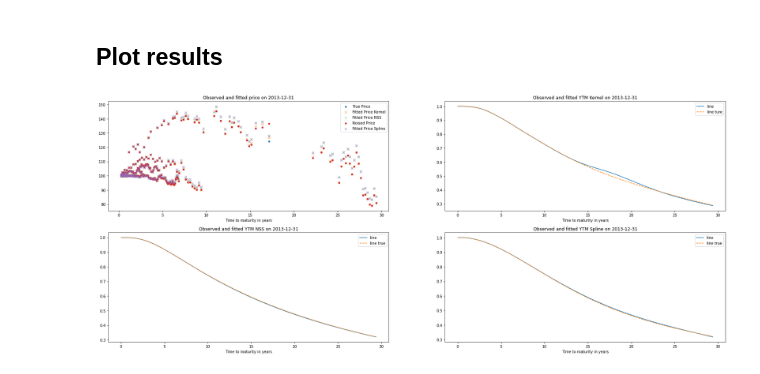
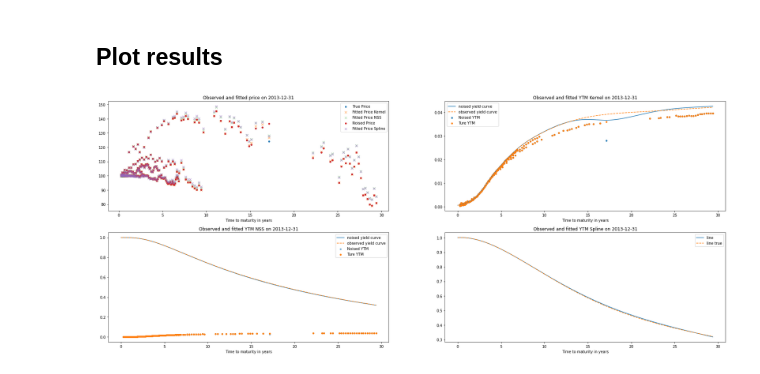
Before and after one commit to Lindi1907/Robust-Machine-Learning-for-Yield-Curve-Estimation, a Jupyter notebook: code&data/KR_example.ipynb, the cells around one changed output. Cells and saved outputs as stored; diff of their text form; code cells hidden in the pictures.

```diff
--- a/code&data/KR_example.ipynb
+++ b/code&data/KR_example.ipynb
@@ -619,41 +619,41 @@ ax_1,ax_2, ax_3, ax_4=fig.add_subplot(2, 2, 1), fig.add_subplot(2,2,2), fig.add_
 ax_1.scatter(ttm/365, dict_data[date]['B'], marker='o', s=15, label='True Price');
 ax_1.scatter(ttm/365, B_fitted, marker='x',alpha=0.5,  label='Fitted Price Kernel');
 ax_1.scatter(ttm/365, B_fitted_nss, marker='x', alpha=0.3, label='Fitted Price NSS');
 ax_1.scatter(ttm/365, noise_data_full["B"], marker='o', s=15, label='Noised Price');
 ax_1.scatter(ttm/365, B_fitted_Spline, marker='x',alpha=0.5, label='Fitted Price Spline')
 
+# ax_2.scatter(ttm/365, ytm_fitted_noise, marker='x',alpha=0.5, label='Fitted YTM Kernel');
+ax_2.plot(np.arange(1,1+max_ttm)/365, noise_fit["y_solved"][:max_ttm], label= "noised yield curve")
+ax_2.plot(np.arange(1,1+max_ttm)/365, dict_fit["2013-12-31"]["y_solved"][:max_ttm], linestyle='--', label= "observed yield curve")
+# ax_2.scatter(ttm/365, ytm_fitted, marker='x',alpha=0.3, label='Fitted YTM true');
+ax_2.scatter(ttm/365, noise_data_full["ytm"], marker='o', s=15, label='Noised YTM')
+ax_2.scatter(ttm/365, dict_data[date]['ytm'], marker='o', s=15, label='Ture YTM')
 
-# ax_2.scatter(ttm/365, dict_data[date]['ytm'], marker='o', s=15, label='Ture YTM');
-# ax_2.scatter(ttm/365, ytm_fitted_noise, marker='x',alpha=0.5, label='Fitted YTM Kernel');
-ax_2.plot(np.arange(1,1+max_ttm)/365, noise_fit["g_solved"][:max_ttm], label= "line")
-ax_2.plot(np.arange(1,1+max_ttm)/365, dict_fit["2013-12-31"]["g_solved"][:max_ttm], linestyle='--', label= "line ture")
-# ax_2.scatter(ttm/365, ytm_fitted, marker='x',alpha=0.3, label='Fitted YTM true');
-# ax_2.scatter(ttm/365, noise_data_full["ytm"], marker='o',alpha=0.5 , s=15, label='Noised YTM')
 
-# ax_3.scatter(ttm/365, dict_data[date]['ytm'], marker='o', s=15, label='Ture YTM');
 # ax_3.scatter(ttm/365, ytm_fitted_noise_nss, marker='x',alpha=0.5, label='Fitted YTM NSS');
 # ax_3.scatter(ttm/365, ytm_fitted_nss, marker='x',alpha=0.3, label='Fitted YTM true');
-ax_3.plot(np.arange(1,1+max_ttm)/365, g_solved_nss[:max_ttm], label= "line");
-ax_3.plot(np.arange(1,1+max_ttm)/365, g_noise_nss[:max_ttm], linestyle='--', label= "line true")
-# ax_3.scatter(ttm/365, noise_data_full["ytm"], marker='o',alpha=0.5 , s=15, label='Noised YTM')
+ax_3.plot(np.arange(1,1+max_ttm)/365, g_solved_nss[:max_ttm], label= "noised yield curve");
+ax_3.plot(np.arange(1,1+max_ttm)/365, g_noise_nss[:max_ttm], linestyle='--', label= "observed yield curve")
+ax_3.scatter(ttm/365, noise_data_full["ytm"], marker='o',alpha=0.5 , s=15, label='Noised YTM')
+ax_3.scatter(ttm/365, dict_data[date]['ytm'], marker='o', s=15, label='Ture YTM')
 
 # ax_4.scatter(ttm/365, dict_data[date]['ytm'], marker='o', s=15, label='Ture YTM');
 # ax_4.scatter(ttm/365, ytm_fitted_noise_sp, marker='x',alpha=0.5, label='Fitted YTM Spline');
 ax_4.plot(x_spline_date, g_spline_noise, label= "line")
 ax_4.plot(x_spline_date, g_solved_spline, linestyle='--', label= "line true")
 # ax_4.scatter(ttm/365, ytm_fitted_spline, marker='x',alpha=0.3, label='Fitted YTM true');
 # ax_4.scatter(ttm/365, noise_data_full["ytm"], marker='o',alpha=0.5 , s=15, label='Noised YTM')
 
 ax_1.set_title('Observed and fitted price on {}'.format(date));
 ax_2.set_title('Observed and fitted YTM Kernel on {}'.format(date));
 ax_3.set_title('Observed and fitted YTM NSS on {}'.format(date));
 ax_4.set_title('Observed and fitted YTM Spline on {}'.format(date))
 
 for ax in [ax_1, ax_2, ax_3, ax_4]:
     ax.legend();
     ax.set_xlabel('Time to maturity in years');
 
 # for ax in [ax_2, ax_3, ax_4]:
 #     ax.set_ylim([0,0.05])
 # %% [output]
-[figure, old version]
+[figure, new version]
```
Also changed, not shown: parts of 1 cell of this notebook.
